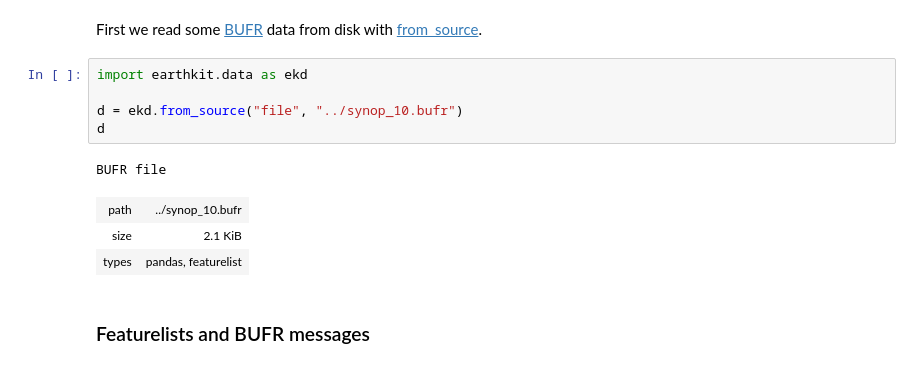
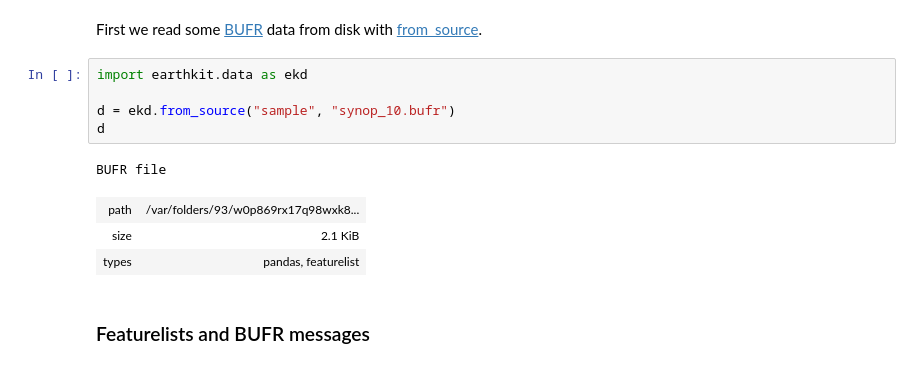
Before and after one commit to ecmwf-training/2026-earthkit-training, a Jupyter notebook: content/earthkit-data/solutions/ekd-4-bufr-solutions.ipynb, the cells around one changed output. Drawn from its saved outputs; the diff is of its cells as text.

```diff
--- a/content/earthkit-data/solutions/ekd-4-bufr-solutions.ipynb
+++ b/content/earthkit-data/solutions/ekd-4-bufr-solutions.ipynb
@@ -14,11 +14,11 @@ First we read some [BUFR](https://pdbufr.readthedocs.io/en/latest/guide/bufr_pri
 # %%
 import earthkit.data as ekd
 
-d = ekd.from_source("file", "../synop_10.bufr")
+d = ekd.from_source("sample", "synop_10.bufr")
 d
 # %% [output]
 BUFR file
-| path | ../synop_10.bufr |
+| path | /var/folders/93/w0p869rx17q98wxk8... |
 | size | 2.1 KiB |
 | types | pandas, featurelist |
 # %% [markdown]
```
Also changed, not shown: parts of 5 cells of this notebook, 3 other files.
